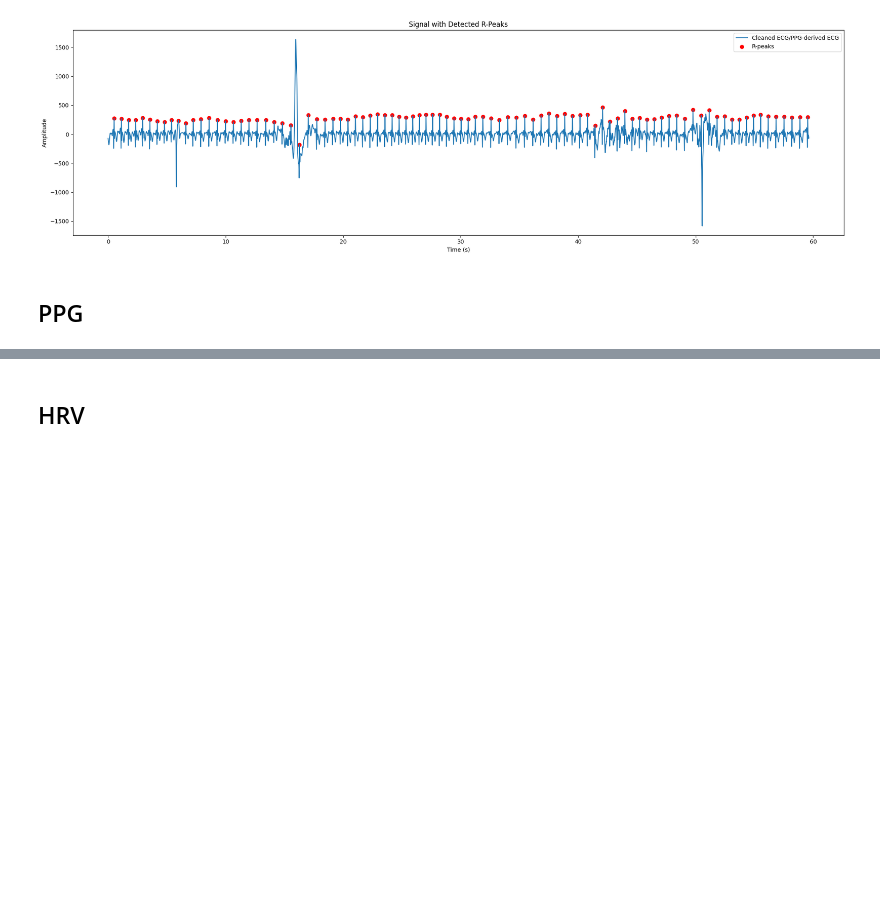
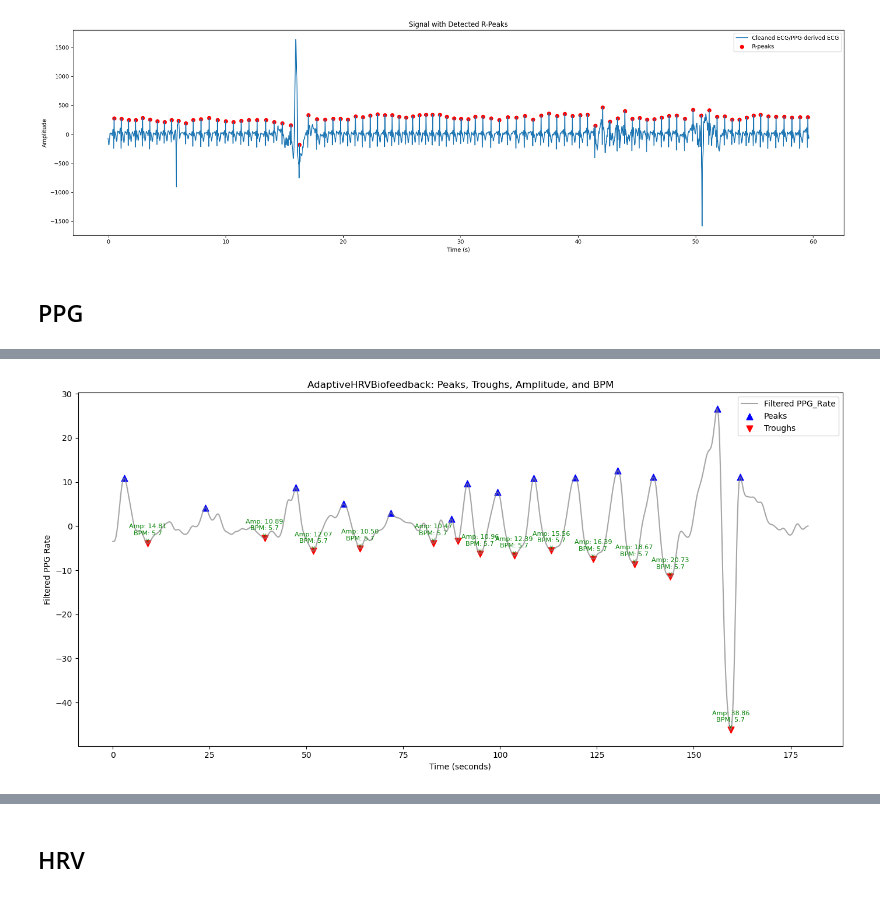
Before and after one commit to ConnorIrvine/Capstone, a Jupyter notebook: python_code/sensor_to_hrv/hrv.ipynb, the cells around one changed output, grey strips where cells are left out. Cells and saved outputs as stored; diff of their text form; code cells hidden in the pictures; blank space fills up the shorter version.

```diff
--- a/python_code/sensor_to_hrv/hrv.ipynb
+++ b/python_code/sensor_to_hrv/hrv.ipynb
@@ -85,3 +263,50 @@ nk.ppg_plot(signals, info)
+# %%
+# Visualize peaks, troughs, amplitude, and BPM over time
+import matplotlib.pyplot as plt
+import numpy as np
+
+# Get the original PPG_Rate signal and sampling frequency
+ppg_rate = signals_run['PPG_Rate']
+fs = 100  # Hz
+
+time = np.arange(len(ppg_rate)) / fs  # seconds
+
+# Re-run the process to extract peaks/troughs and feedback
+biofeedback = AdaptiveHRVBiofeedback(fs=fs)
+feedback_results = biofeedback.process(ppg_rate)
+
+# For visualization, re-calculate filtered signal and find peaks/troughs
+filtered = biofeedback.b, biofeedback.a
+filtered_signal = np.array(ppg_rate)
+if hasattr(biofeedback, 'b') and hasattr(biofeedback, 'a'):
+    from scipy.signal import filtfilt
+    filtered_signal = filtfilt(biofeedback.b, biofeedback.a, ppg_rate)
+
+peaks, _ = biofeedback.process.__globals__['find_peaks'](filtered_signal, distance=int(fs * 0.5), prominence=np.std(filtered_signal) * 0.5)
+troughs, _ = biofeedback.process.__globals__['find_peaks'](-filtered_signal, distance=int(fs * 0.5), prominence=np.std(filtered_signal) * 0.5)
+
+plt.figure(figsize=(14, 7))
+plt.plot(time, filtered_signal, label='Filtered PPG_Rate', color='gray', alpha=0.7)
+plt.scatter(time[peaks], filtered_signal[peaks], color='blue', label='Peaks', s=60, marker='^')
+plt.scatter(time[troughs], filtered_signal[troughs], color='red', label='Troughs', s=60, marker='v')
+
+# Overlay amplitude and BPM from feedback_results
+for item in feedback_results:
+    idx = item['index']
+    amp = item['amplitude']
+    bpm = item['breathing_rate_bpm']
+    plt.annotate(f"Amp: {amp:.2f}\nBPM: {bpm:.1f}", (time[idx], filtered_signal[idx]),
+                 textcoords="offset points", xytext=(0,10), ha='center', fontsize=8, color='green',
+                 arrowprops=dict(arrowstyle='->', color='green', lw=0.5))
+
+plt.xlabel('Time (seconds)')
+plt.ylabel('Filtered PPG Rate')
+plt.title('AdaptiveHRVBiofeedback: Peaks, Troughs, Amplitude, and BPM')
+plt.legend()
+plt.tight_layout()
+plt.show()
+# %% [output]
+[figure, added]
 # %%
 # Visualize PPG signal and detected peaks (PPG_Peaks)
 import matplotlib.pyplot as plt
```
Also changed, not shown: parts of 10 cells of this notebook.
